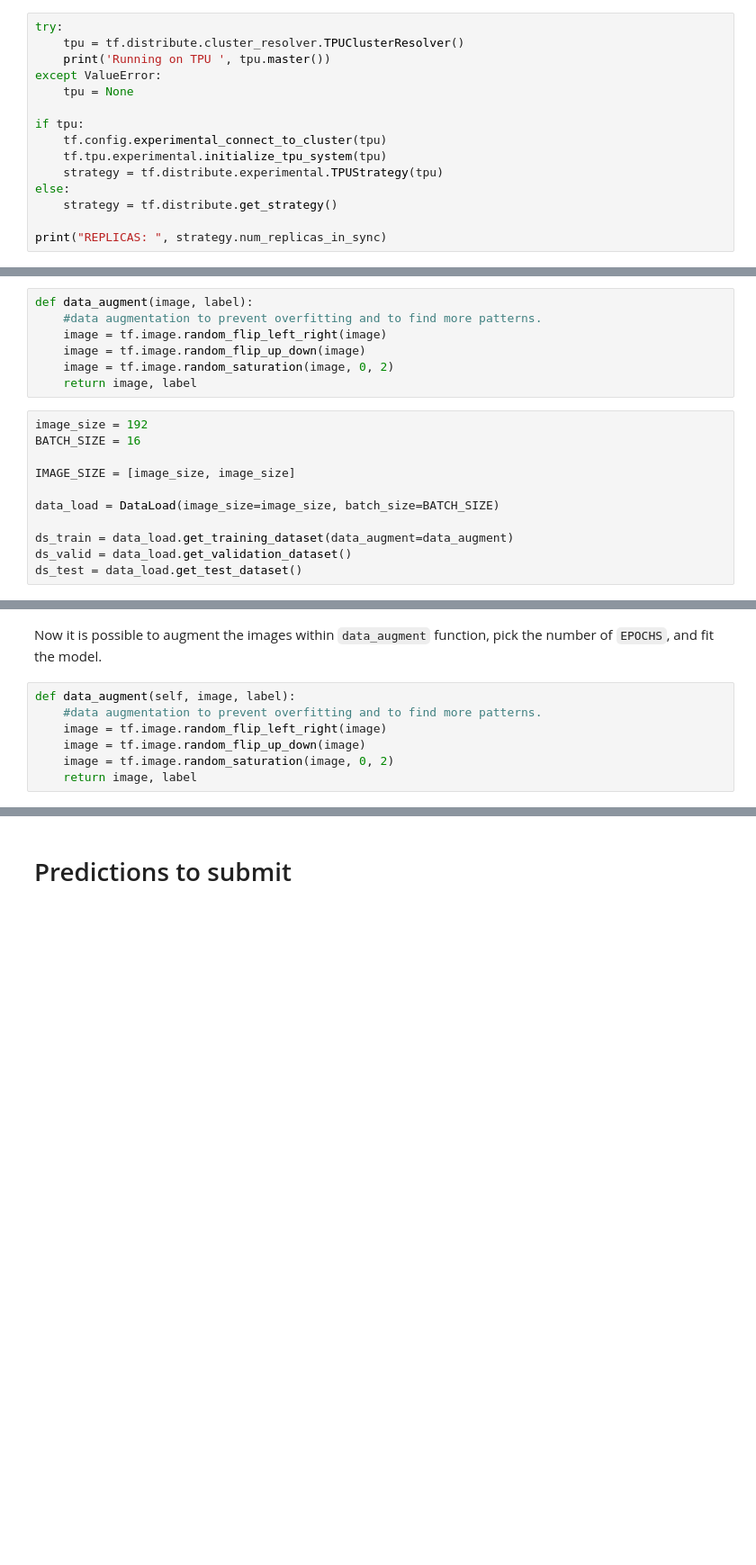
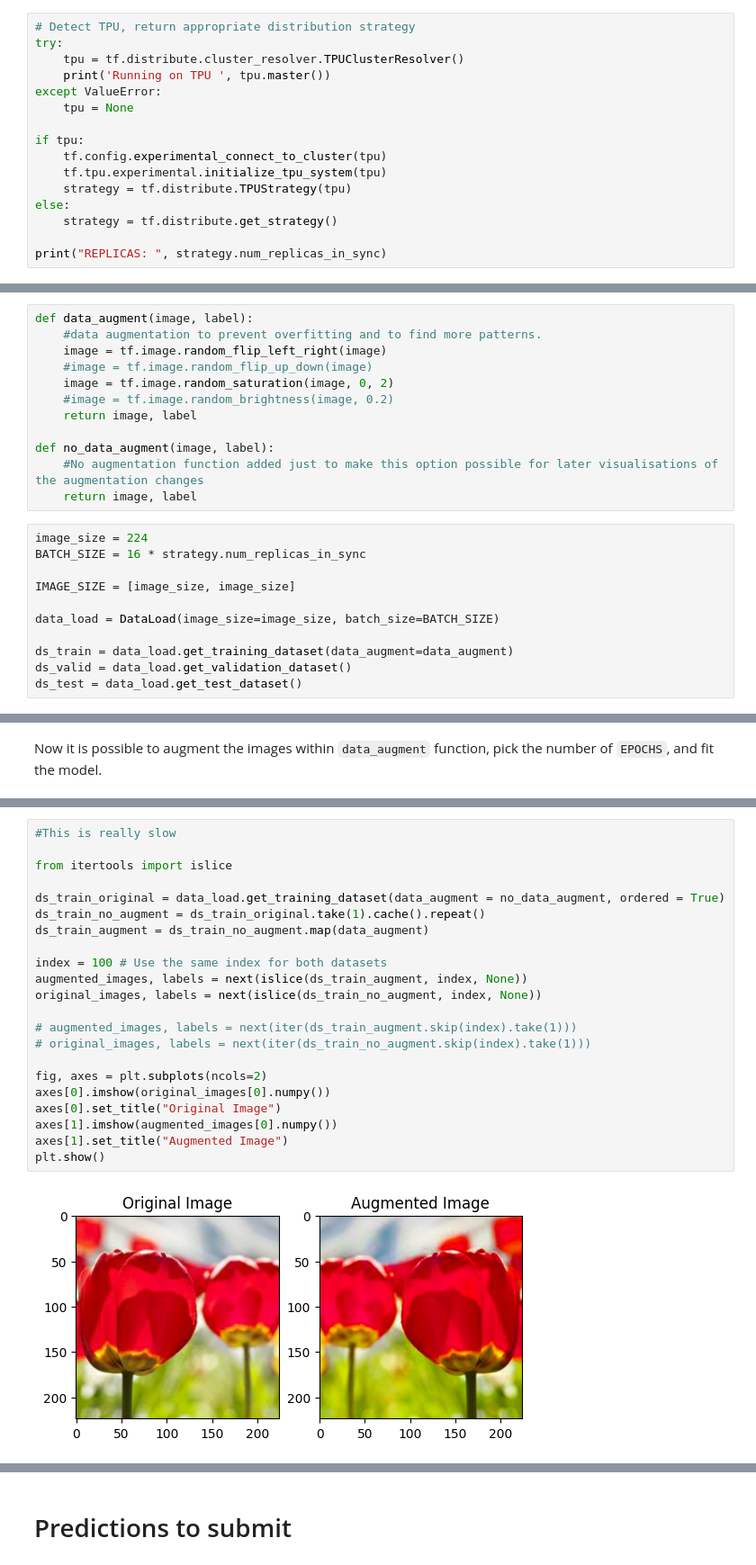
Before and after one commit to m-tarro/Neural-Networks-2023-Project, a Jupyter notebook: flower-classification-notebook.ipynb, the cells around one changed output, grey strips where cells are left out. Shown at 90% size. Saved outputs shown, nothing was run; the diff lists cells and outputs as text; blank space fills up the shorter version.

Commit message:
DataLoad script, visualizations added

```diff
--- a/flower-classification-notebook.ipynb
+++ b/flower-classification-notebook.ipynb
@@ -13,4 +30,5 @@ Tensorflow version 2.11.0
 # %%
+# Detect TPU, return appropriate distribution strategy
 try:
     tpu = tf.distribute.cluster_resolver.TPUClusterResolver()
     print('Running on TPU ', tpu.master())
@@ -20,7 +38,7 @@ except ValueError:
 if tpu:
     tf.config.experimental_connect_to_cluster(tpu)
     tf.tpu.experimental.initialize_tpu_system(tpu)
-    strategy = tf.distribute.experimental.TPUStrategy(tpu)
+    strategy = tf.distribute.TPUStrategy(tpu)
 else:
     strategy = tf.distribute.get_strategy()
 
@@ -180,12 +306,17 @@ The data will load to data_load based on chosen `IMAGE_SIZE` and `BATCH_SIZE`. T
 def data_augment(image, label):
     #data augmentation to prevent overfitting and to find more patterns.
     image = tf.image.random_flip_left_right(image)
-    image = tf.image.random_flip_up_down(image)
+    #image = tf.image.random_flip_up_down(image)
     image = tf.image.random_saturation(image, 0, 2)
+    #image = tf.image.random_brightness(image, 0.2)
     return image, label
+
+def no_data_augment(image, label):
+    #No augmentation function added just to make this option possible for later visualisations of the augmentation changes
+    return image, label
 # %%
-image_size = 192
-BATCH_SIZE = 16
+image_size = 224
+BATCH_SIZE = 16 * strategy.num_replicas_in_sync
 
 IMAGE_SIZE = [image_size, image_size]
 
@@ -257,9 +455,2 @@ _________________________________________________________________
 # %% [markdown]
 Now it is possible to augment the images within `data_augment` function, pick the number of `EPOCHS`, and fit the model.
-# %%
-def data_augment(self, image, label):
-    #data augmentation to prevent overfitting and to find more patterns.
-    image = tf.image.random_flip_left_right(image)
-    image = tf.image.random_flip_up_down(image)
-    image = tf.image.random_saturation(image, 0, 2)
-    return image, label
@@ -265,0 +459,24 @@ def data_augment(self, image, label):
+# %%
+#This is really slow
+
+from itertools import islice
+
+ds_train_original = data_load.get_training_dataset(data_augment = no_data_augment, ordered = True)
+ds_train_no_augment = ds_train_original.take(1).cache().repeat()
+ds_train_augment = ds_train_no_augment.map(data_augment)
+
+index = 100 # Use the same index for both datasets
+augmented_images, labels = next(islice(ds_train_augment, index, None))
+original_images, labels = next(islice(ds_train_no_augment, index, None))
+
+# augmented_images, labels = next(iter(ds_train_augment.skip(index).take(1)))
+# original_images, labels = next(iter(ds_train_no_augment.skip(index).take(1)))
+
+fig, axes = plt.subplots(ncols=2)
+axes[0].imshow(original_images[0].numpy())
+axes[0].set_title("Original Image")
+axes[1].imshow(augmented_images[0].numpy())
+axes[1].set_title("Augmented Image")
+plt.show()
+# %% [output]
+[figure, added]
```
Also changed, not shown: parts of 29 cells of this notebook, 1 other file.
